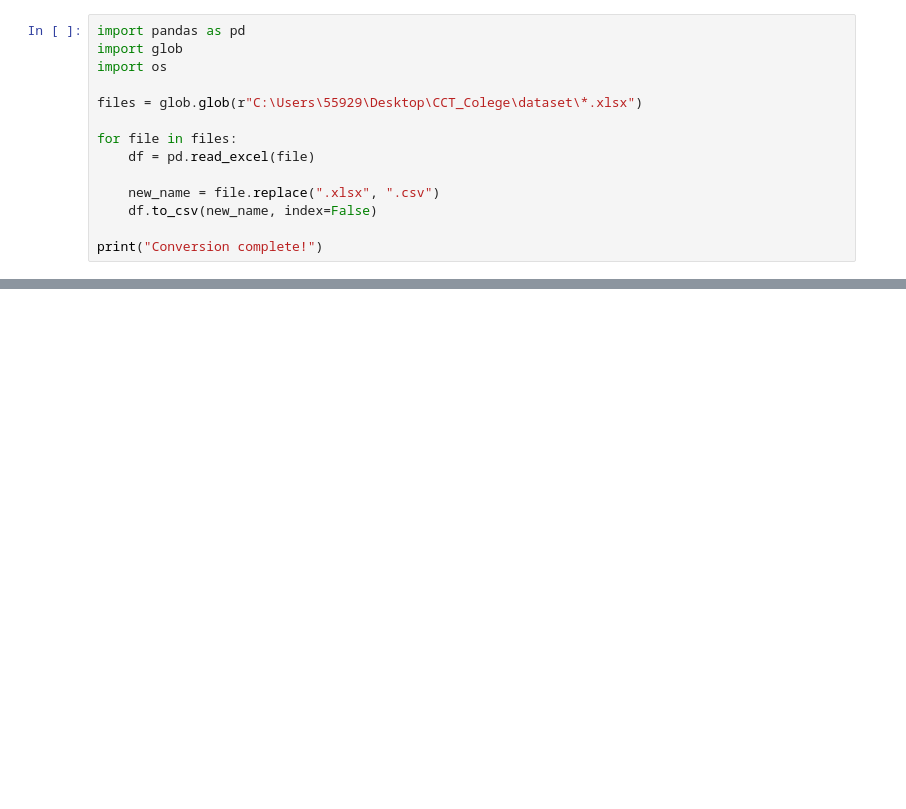
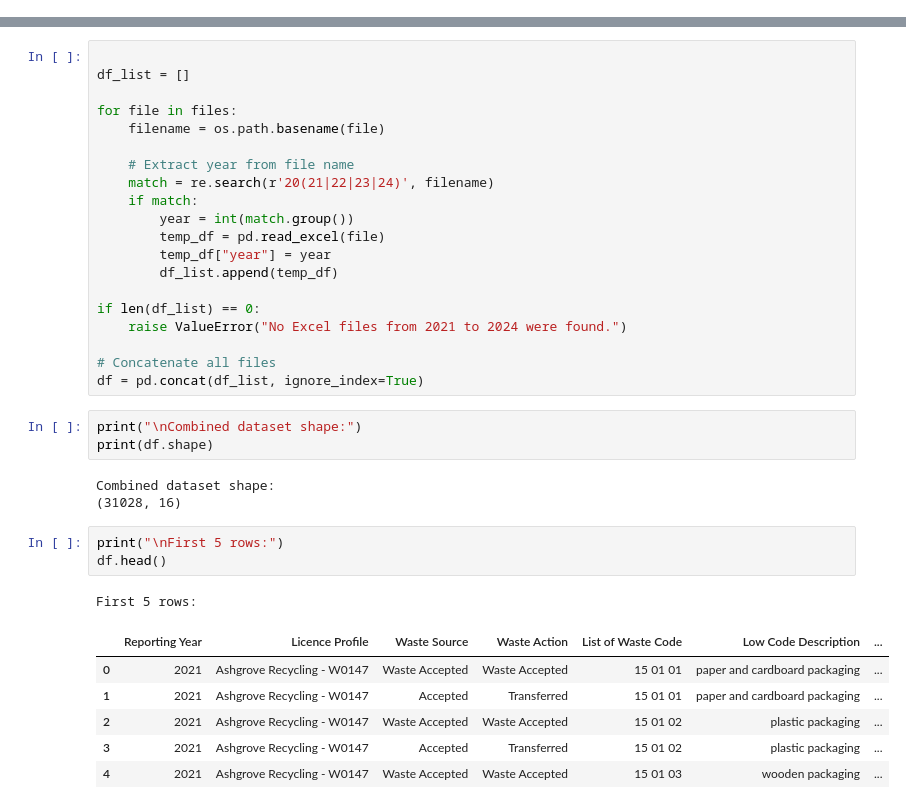
Before and after one commit to asilvadesouza/CCT_Colege, a Jupyter notebook: Waste_Disposal_Project.ipynb, the cells around one changed output, grey strips where cells are left out. Cells and saved outputs as stored; diff of their text form; blank space fills up the shorter version.

```diff
--- a/Waste_Disposal_Project.ipynb
+++ b/Waste_Disposal_Project.ipynb
@@ -3,14 +38,0 @@ Code for converting the data set type from XLSX to CSV
-# %%
-import pandas as pd
-import glob
-import os
-
-files = glob.glob(r"C:\Users\55929\Desktop\CCT_Colege\dataset\*.xlsx")
-
-for file in files:
-    df = pd.read_excel(file)
-
-    new_name = file.replace(".xlsx", ".csv")
-    df.to_csv(new_name, index=False)
-
-print("Conversion complete!")
@@ -18,0 +105,37 @@ Conversão concluída!
+# %%
+
+df_list = []
+
+for file in files:
+    filename = os.path.basename(file)
+
+    # Extract year from file name
+    match = re.search(r'20(21|22|23|24)', filename)
+    if match:
+        year = int(match.group())
+        temp_df = pd.read_excel(file)
+        temp_df["year"] = year
+        df_list.append(temp_df)
+
+if len(df_list) == 0:
+    raise ValueError("No Excel files from 2021 to 2024 were found.")
+
+# Concatenate all files
+df = pd.concat(df_list, ignore_index=True)
+# %%
+print("\nCombined dataset shape:")
+print(df.shape)
+# %% [output]
+Combined dataset shape:
+(31028, 16)
+# %%
+print("\nFirst 5 rows:")
+df.head()
+# %% [output]
+First 5 rows:
+|  | Reporting Year | Licence Profile | Waste Source | Waste Action | List of Waste Code | Low Code Description | ... |
+| 0 | 2021 | Ashgrove Recycling - W0147 | Waste Accepted | Waste Accepted | 15 01 01 | paper and cardboard packaging | ... |
+| 1 | 2021 | Ashgrove Recycling - W0147 | Accepted | Transferred | 15 01 01 | paper and cardboard packaging | ... |
+| 2 | 2021 | Ashgrove Recycling - W0147 | Waste Accepted | Waste Accepted | 15 01 02 | plastic packaging | ... |
+| 3 | 2021 | Ashgrove Recycling - W0147 | Accepted | Transferred | 15 01 02 | plastic packaging | ... |
+| 4 | 2021 | Ashgrove Recycling - W0147 | Waste Accepted | Waste Accepted | 15 01 03 | wooden packaging | ... |
```
Also changed, not shown: parts of 16 cells of this notebook.
